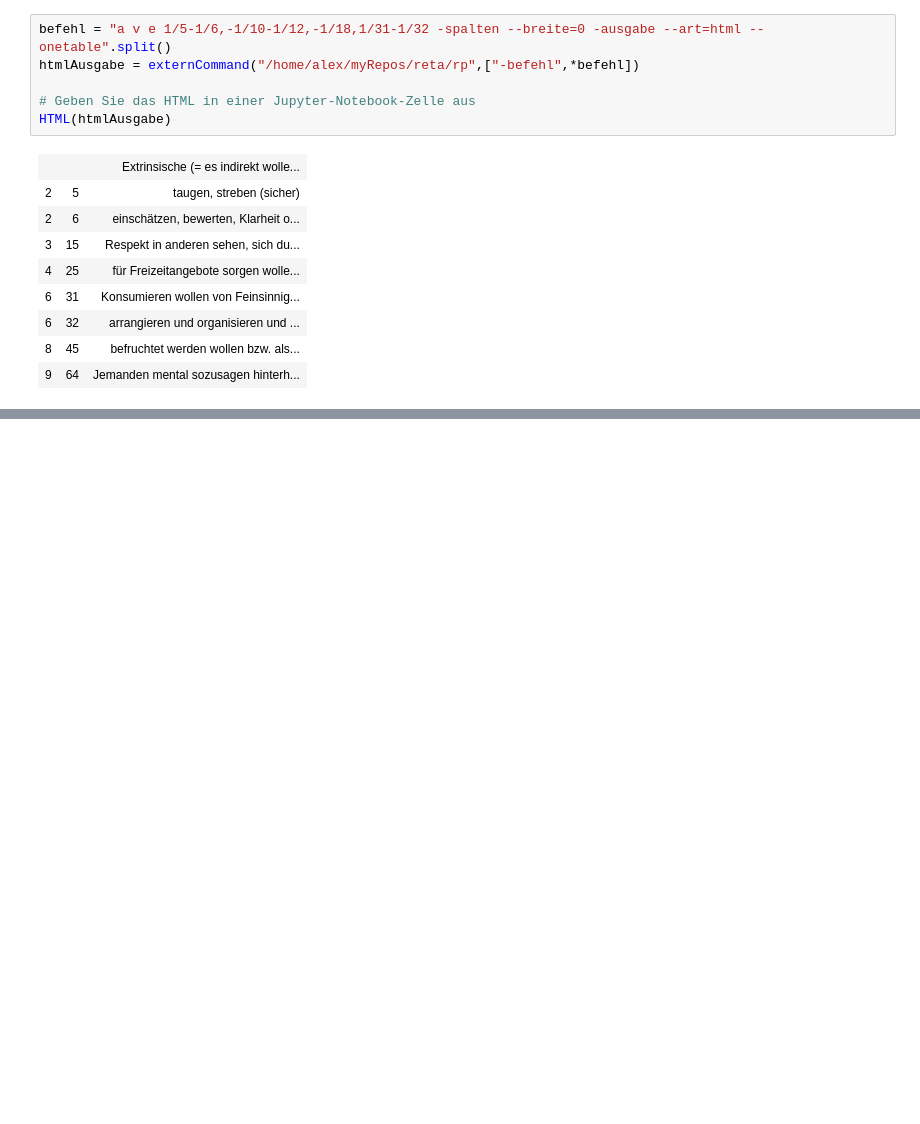
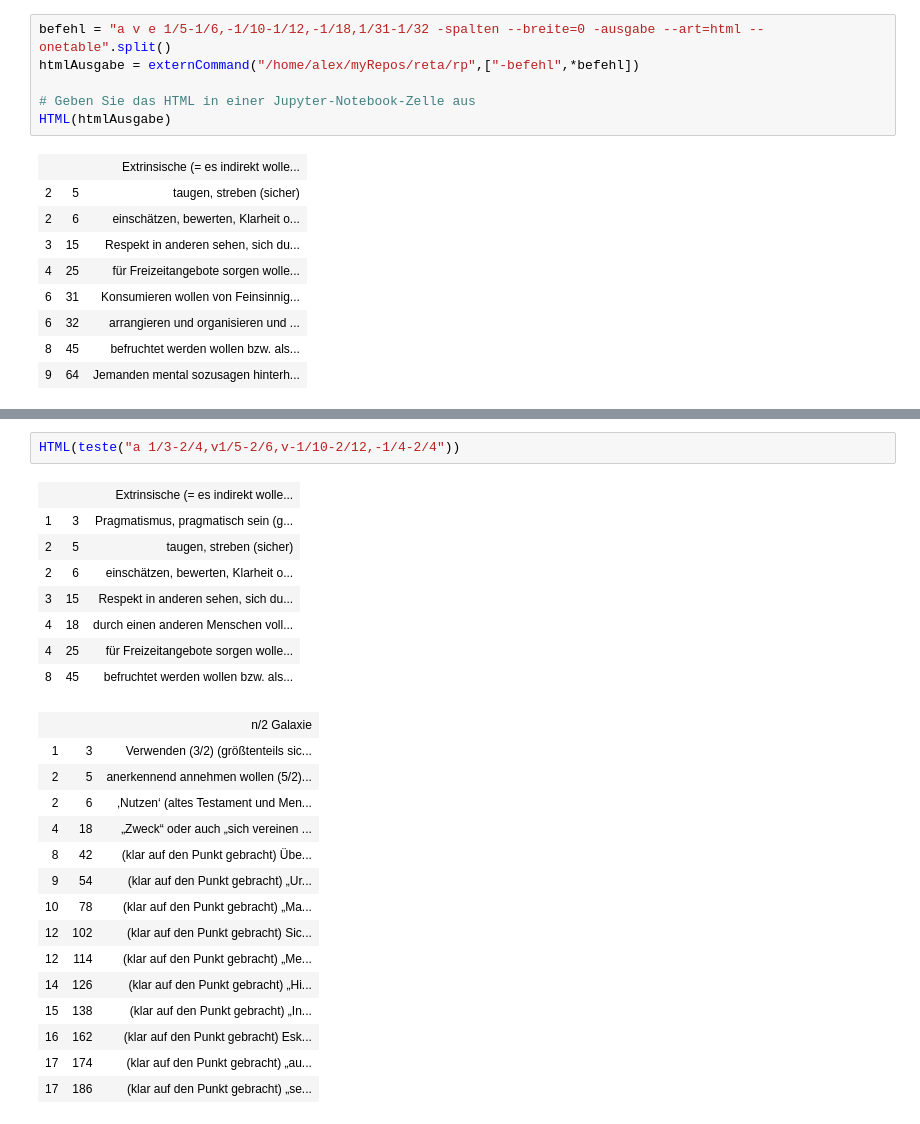
Before and after one commit to githubuser2000/reta-23-07-20, a Jupyter notebook: unit-testing/bruchSyntaxNeu-23-04.ipynb, the cells around one changed output, grey strips where cells are left out. Cells and saved outputs as stored; diff of their text form; blank space fills up the shorter version.

```diff
--- a/unit-testing/bruchSyntaxNeu-23-04.ipynb
+++ b/unit-testing/bruchSyntaxNeu-23-04.ipynb
@@ -63,0 +162,26 @@ HTML(htmlAusgabe)
+# %%
+HTML(teste("a 1/3-2/4,v1/5-2/6,v-1/10-2/12,-1/4-2/4"))
+# %% [output]
+|  |  | Extrinsische (= es indirekt wolle... |
+| 1 | 3 | Pragmatismus, pragmatisch sein (g... |
+| 2 | 5 | taugen, streben (sicher) |
+| 2 | 6 | einschätzen, bewerten, Klarheit o... |
+| 3 | 15 | Respekt in anderen sehen, sich du... |
+| 4 | 18 | durch einen anderen Menschen voll... |
+| 4 | 25 | für Freizeitangebote sorgen wolle... |
+| 8 | 45 | befruchtet werden wollen bzw. als... |
+|  |  | n/2 Galaxie |
+| 1 | 3 | Verwenden (3/2) (größtenteils sic... |
+| 2 | 5 | anerkennend annehmen wollen (5/2)... |
+| 2 | 6 | ‚Nutzen‘ (altes Testament und Men... |
+| 4 | 18 | „Zweck“ oder auch „sich vereinen ... |
+| 8 | 42 | (klar auf den Punkt gebracht) Übe... |
+| 9 | 54 | (klar auf den Punkt gebracht) „Ur... |
+| 10 | 78 | (klar auf den Punkt gebracht) „Ma... |
+| 12 | 102 | (klar auf den Punkt gebracht) Sic... |
+| 12 | 114 | (klar auf den Punkt gebracht) „Me... |
+| 14 | 126 | (klar auf den Punkt gebracht) „Hi... |
+| 15 | 138 | (klar auf den Punkt gebracht) „In... |
+| 16 | 162 | (klar auf den Punkt gebracht) Esk... |
+| 17 | 174 | (klar auf den Punkt gebracht) „au... |
+| 17 | 186 | (klar auf den Punkt gebracht) „se... |
```
Also changed, not shown: parts of 7 cells of this notebook, 3 other files.
